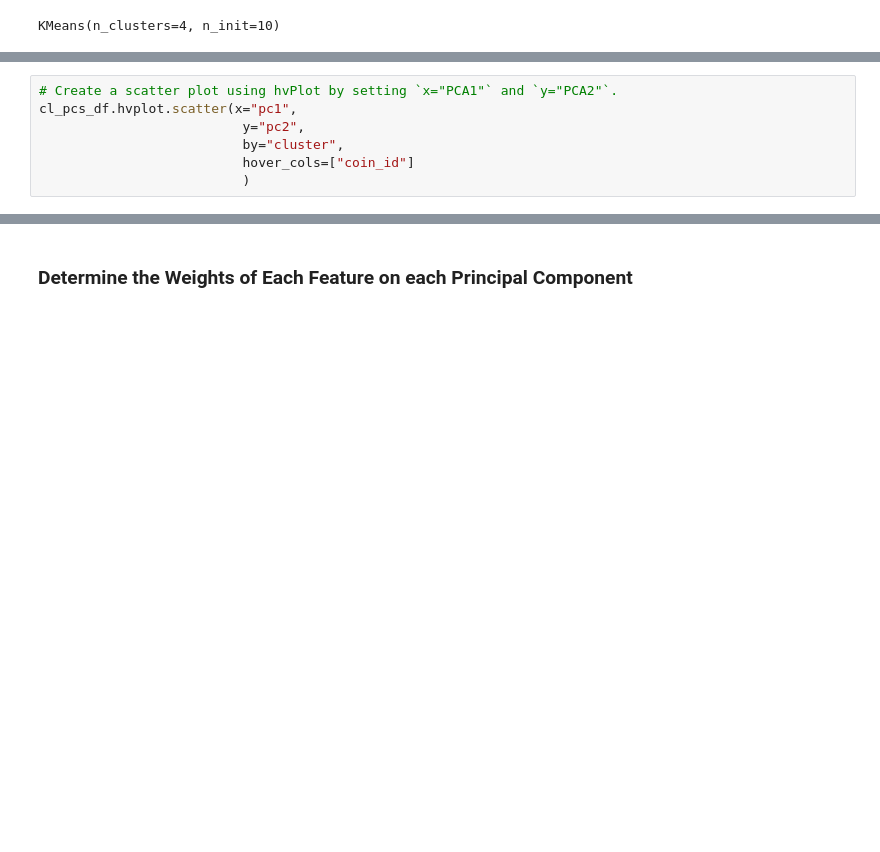
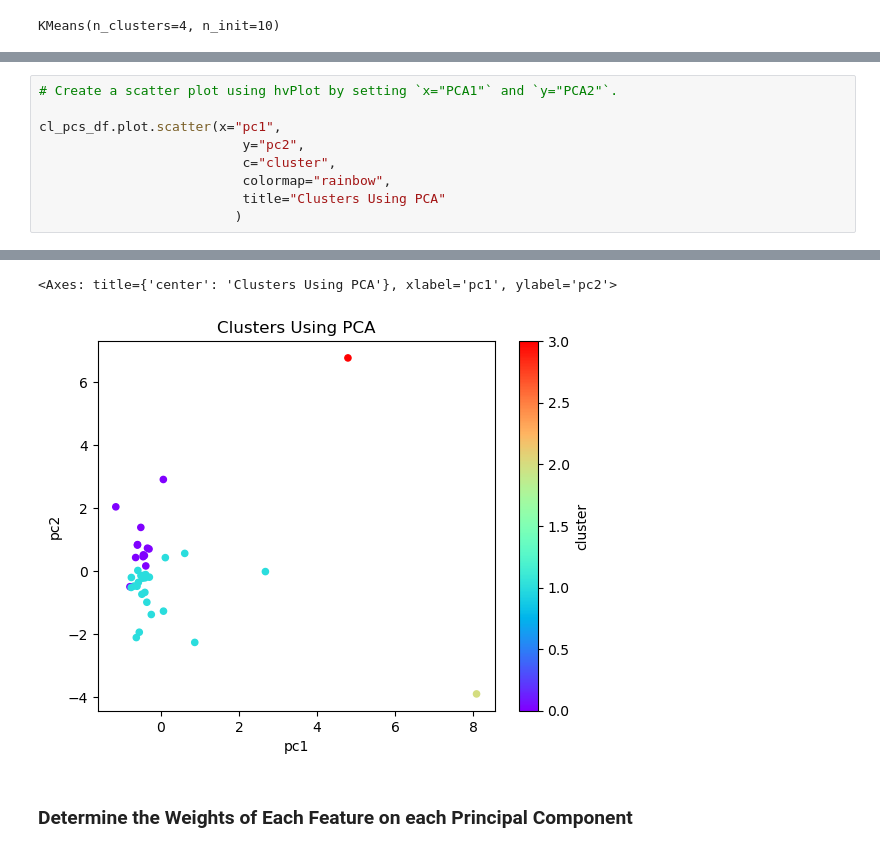
Before and after one commit to abdulkdawson/Module-11-Challenge, a Jupyter notebook: Crypto_Clustering.ipynb, the cells around one changed output, grey strips where cells are left out. Drawn from its saved outputs; the diff is of its cells as text; blank space fills up the shorter version.

```diff
--- a/Crypto_Clustering.ipynb
+++ b/Crypto_Clustering.ipynb
@@ -343,8 +342,10 @@ cl_pcs_df.head(10)
 # %%
 # Create a scatter plot using hvPlot by setting `x="PCA1"` and `y="PCA2"`.
-cl_pcs_df.hvplot.scatter(x="pc1",
+
+cl_pcs_df.plot.scatter(x="pc1",
                           y="pc2",
-                          by="cluster",
-                          hover_cols=["coin_id"]
-                          )
+                          c="cluster",
+                          colormap="rainbow",
+                          title="Clusters Using PCA"
+                         )
 # %% [output]
@@ -352,3 +352,5 @@ cl_pcs_df.hvplot.scatter(x="pc1",
+<Axes: title={'center': 'Clusters Using PCA'}, xlabel='pc1', ylabel='pc2'>
+[figure, added]
 # %% [markdown]
 ### Determine the Weights of Each Feature on each Principal Component
 # %%
```
Also changed, not shown: parts of 9 cells of this notebook.
